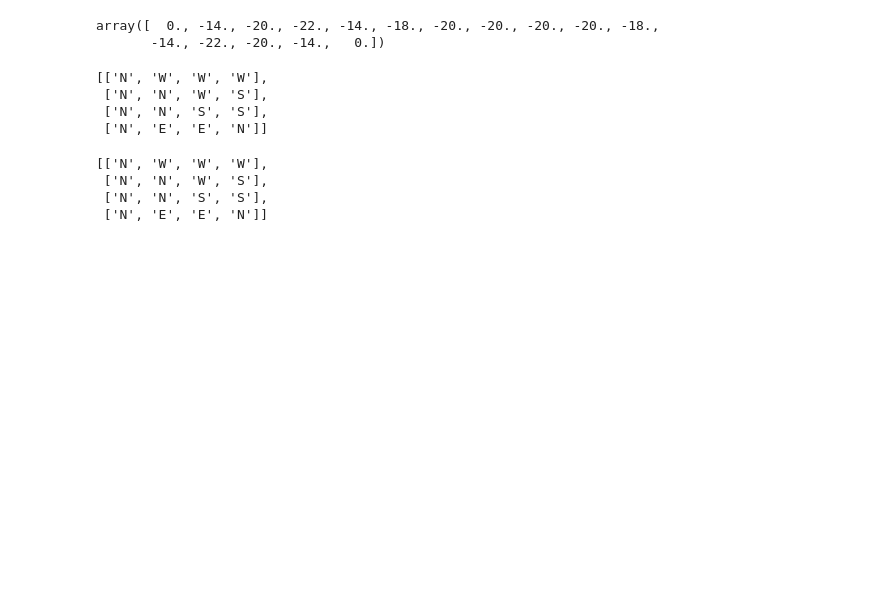
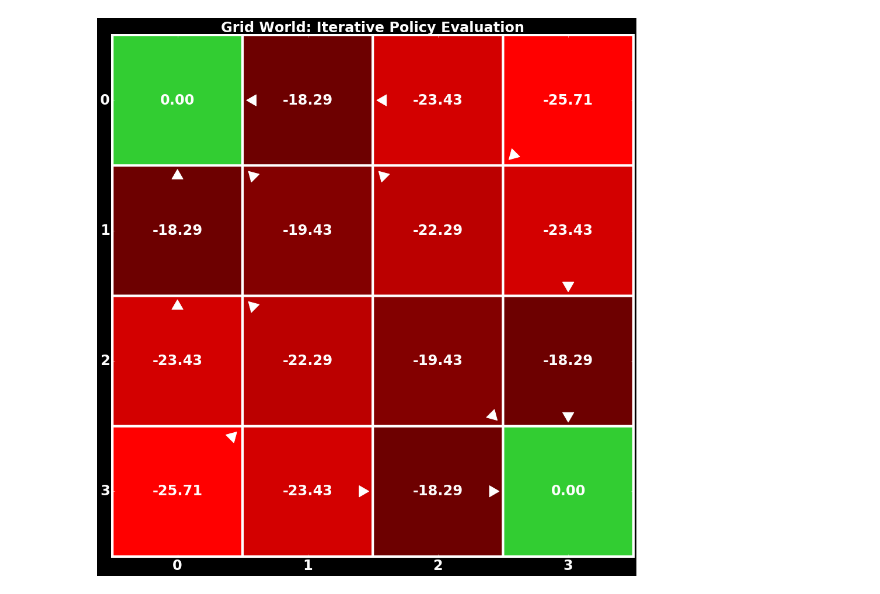
Before and after one commit to fiezt/Reinforcement-Learning, a Jupyter notebook: RL.ipynb, the cells around one changed output. Cells and saved outputs as stored; diff of their text form; code cells hidden in the pictures; blank space fills up the shorter version.

```diff
--- a/RL.ipynb
+++ b/RL.ipynb
@@ -11,5 +5,0 @@ v, policy = rl_obj.iterative_policy_evaluation()
-# %%
-v
-# %% [output]
-array([  0., -14., -20., -22., -14., -18., -20., -20., -20., -20., -18.,
-       -14., -22., -20., -14.,   0.])
@@ -18,14 +6,15 @@ policy = policy.reshape((4,4))
-# %%
-rl_obj.get_named_policy(policy)
-# %% [output]
-[['N', 'W', 'W', 'W'],
- ['N', 'N', 'W', 'S'],
- ['N', 'N', 'S', 'S'],
- ['N', 'E', 'E', 'N']]
-# %%
-rl_obj.get_named_policy(policy)
-# %% [output]
-[['N', 'W', 'W', 'W'],
- ['N', 'N', 'W', 'S'],
- ['N', 'N', 'S', 'S'],
- ['N', 'E', 'E', 'N']]
+# %%
+grid_rows = 4
+grid_cols = 4
+actions = 8
+terminal_states = [0, 15]
+
+mdp = grid_world_mdp(grid_rows, grid_cols, actions, terminal_states)
+
+rl = RL(mdp)
+
+rl.iterative_policy_evaluation()
+
+display = grid_display(rl)
+# %% [output]
+[figure, added]
```
Also changed, not shown: parts of 5 cells of this notebook, 2 other files.
